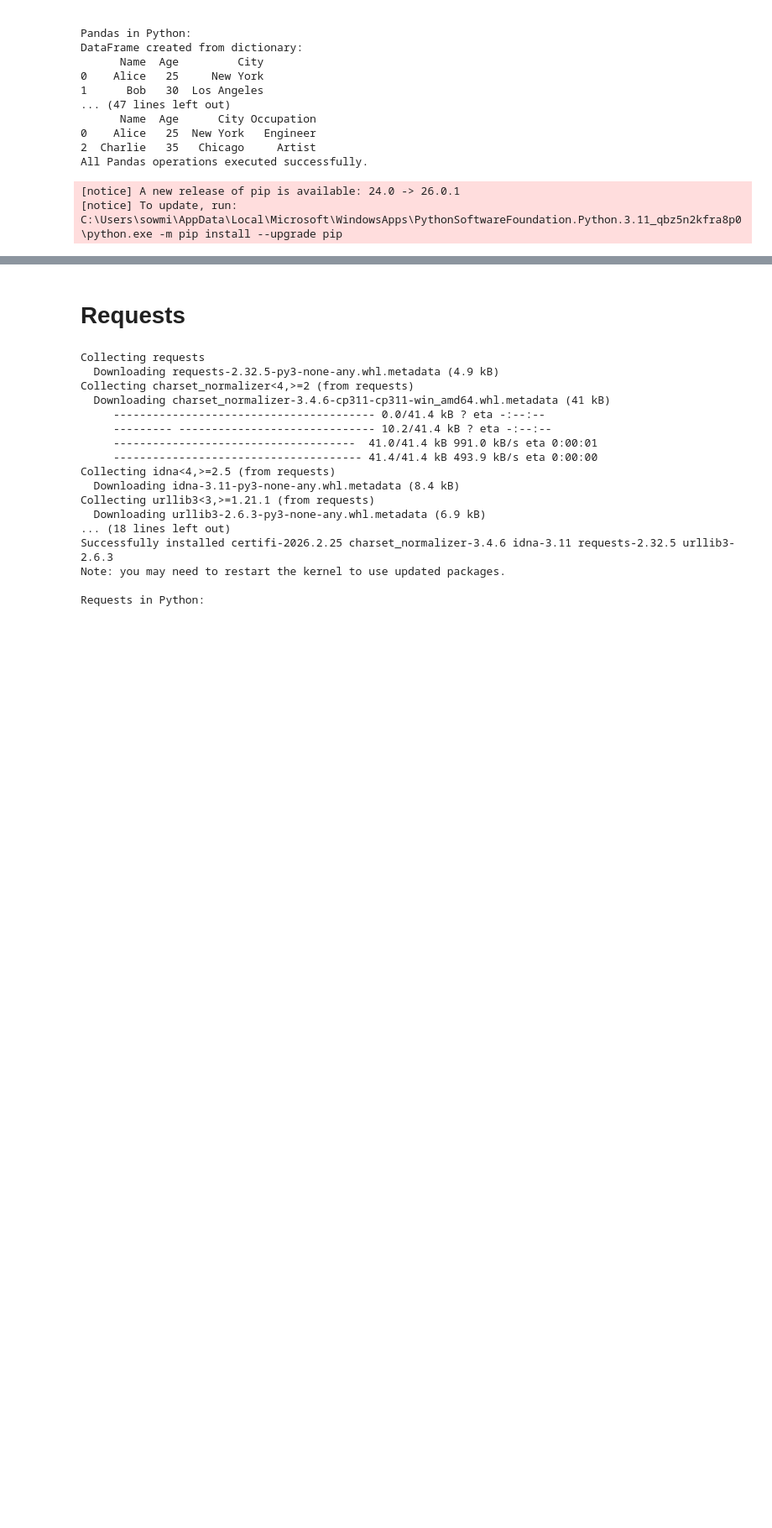
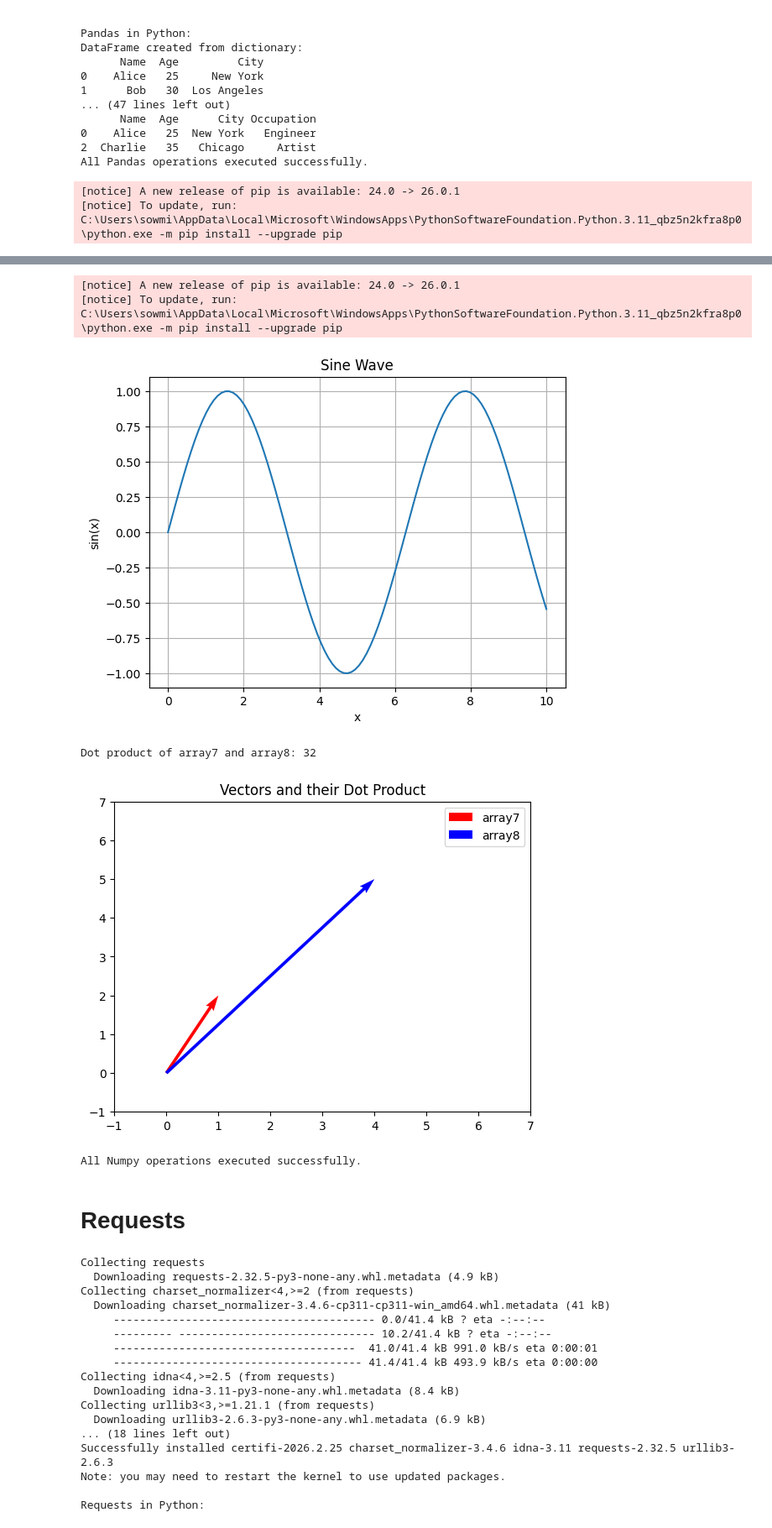
Before and after one commit to Sam-individual/Python3_code_reference, a Jupyter notebook: Python3_Data_engineer_code_reference.ipynb, the cells around one changed output, grey strips where cells are left out. Shown at 84% size. Cells and saved outputs as stored; diff of their text form; code cells hidden in the pictures; blank space fills up the shorter version.

Commit message:
Updated Numpy reference

```diff
--- a/Python3_Data_engineer_code_reference.ipynb
+++ b/Python3_Data_engineer_code_reference.ipynb
@@ -1712,6 +1881,40 @@ print(sliced_array)
 sliced_array2 = array2[0:2, 1:3]  # This will slice the first two rows and columns 1 to 2 (3 is exclusive)
 print("Sliced array2 (first two rows and columns 1 to 2):")
 print(sliced_array2)
+# Retrieve all parameters of a NumPy array
+print("Shape of array2:", array2.shape)
+print("Data type of array2:", array2.dtype)
+print("Number of dimensions of array2:", array2.ndim)
+print("Size of array2 (total number of elements):", array2.size)
+# dot product of two arrays
+array5 = np.array([1, 2, 3])
+array6 = np.array([4, 5, 6])
+dot_product = np.dot(array5, array6)
+print("Dot product of array5 and array6:", dot_product)
+#install matplotlib library in Jupyter
+%pip install matplotlib
+# plotting a simple graph using matplotlib
+import matplotlib.pyplot as plt
+x = np.linspace(0, 10, 100)  # Generate 100 points between 0 and 10
+y = np.sin(x)  # Calculate the sine of x
+plt.plot(x, y)  # Plot x vs y
+plt.title("Sine Wave")  # Set the title of the plot
+plt.xlabel("x")  # Set the x-axis label
+plt.ylabel("sin(x)")  # Set the y-axis label
+plt.grid()  # Add a grid to the plot
+plt.show()  # Display the plot
+# Plot 2 1D arrays using matplotlib as vector to show their dot product
+array7 = np.array([1, 2, 3])
+array8 = np.array([4, 5, 6])
+dot_product = np.dot(array7, array8)
+print("Dot product of array7 and array8:", dot_product)
+plt.quiver(0, 0, array7[0], array7[1], angles='xy', scale_units='xy', scale=1, color='r', label='array7')
+plt.quiver(0, 0, array8[0], array8[1], angles='xy', scale_units='xy', scale=1, color='b', label='array8')
+plt.xlim(-1, 7)
+plt.ylim(-1, 7)
+plt.legend()
+plt.title("Vectors and their Dot Product")
+plt.show()
 print("All Numpy operations executed successfully.")
 # %% [output]
 Numpy in Python:
@@ -1734,3 +1937,9 @@ All Numpy operations executed successfully.
+[notice] A new release of pip is available: 24.0 -> 26.0.1
+[notice] To update, run: C:\Users\sowmi\AppData\Local\Microsoft\WindowsApps\PythonSoftwareFoundation.Python.3.11_qbz5n2kfra8p0\python.exe -m pip install --upgrade pip
+[figure, added]
+Dot product of array7 and array8: 32
+[figure, added]
+All Numpy operations executed successfully.
 # %% [markdown]
 # Requests
 # %%
```
Also changed, not shown: parts of 4 cells of this notebook, 1 other file.
